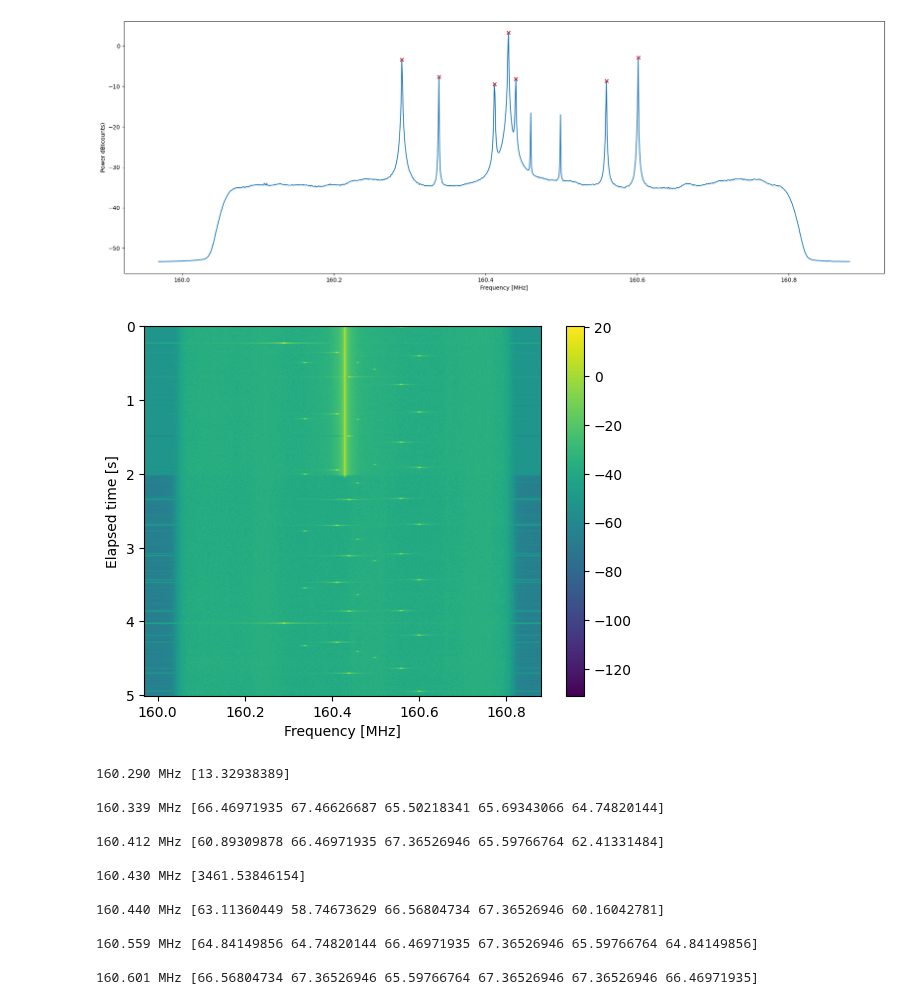
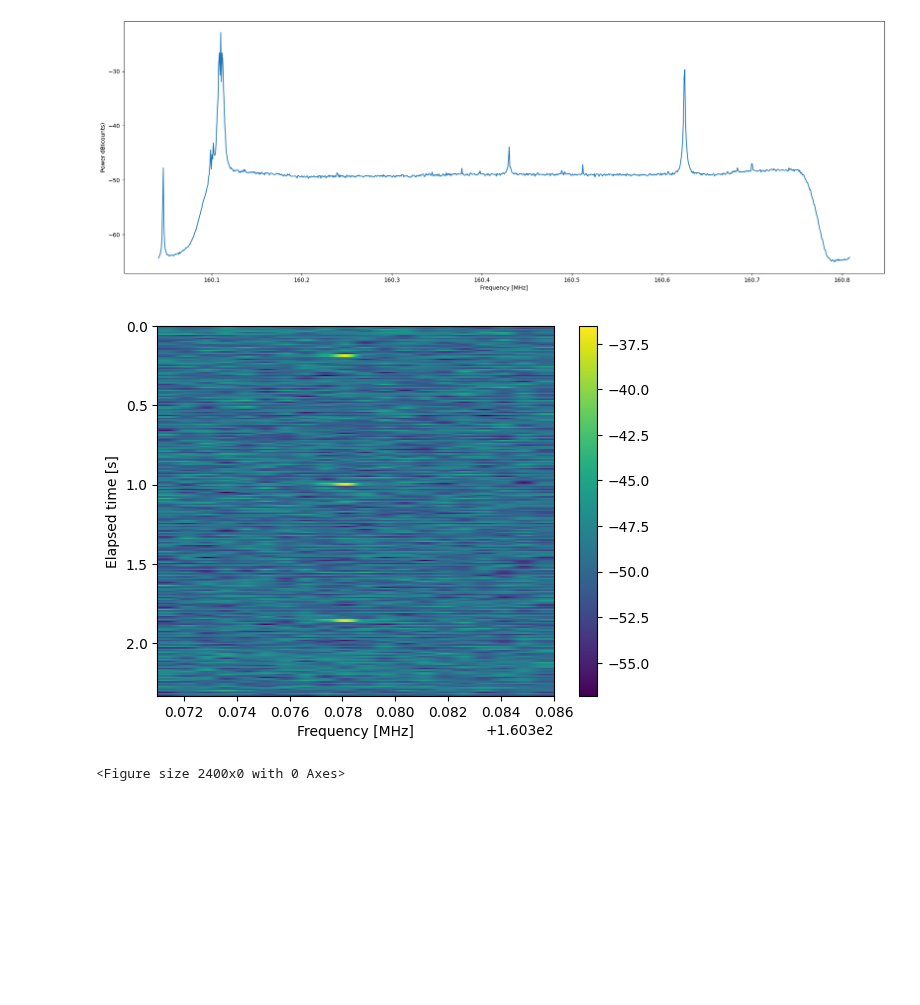
Before and after one commit to bigalnz/test_fft, a Jupyter notebook: notebooks/fft_perf.ipynb, the cells around one changed output. Drawn from its saved outputs; the diff is of its cells as text; code cells hidden in the pictures; blank space fills up the shorter version.

```diff
--- a/notebooks/fft_perf.ipynb
+++ b/notebooks/fft_perf.ipynb
@@ -11,8 +11,9 @@ def db(x):
 #d = np.fromfile(open("../data/six_channels_768000.fc32"), dtype=np.complex64)
 #d = np.fromfile(open("neighbouring_ch_912000_3.fc32"), dtype=np.complex64)
 #d = np.fromfile(open("../data/10s_160377933.fc32"), dtype=np.complex64)
-d = np.fromfile(open("../data/test_multiple_8_ch_v1.fc32"), dtype=np.complex64)
-d = d[:4566016]
+#d = np.fromfile(open("../data/test_multiple_8_ch_v1.fc32"), dtype=np.complex64)
+d = np.fromfile(open("../data/res_to_mtn_ct.fc32"), dtype=np.complex64)
+d = d[157_952_000:159_744_000]
 
 f0 = 160.425e6    # Center frequency
 Fs = 768e3        # Sampling rate
@@ -37,7 +38,7 @@ T = np.arange(len(D)) / Fs * N_fft
 # 1. Reshape to (N_timestep, N_int_per_timestep, N_fft)
 # 2. Square
 # 3. Sum over N_int_per_timestep axis
-N_time_PSD = 4459
+N_time_PSD = 250
 PSD = (np.abs(D.reshape((N_time_PSD, -1, N_fft)))**2).mean(axis=1)
 
 # Create overall spectrum
@@ -68,7 +69,7 @@ plt.show()
 
 # SPECTROGRAM
 plt.figure()
-plt.imshow(db(PSD), aspect='auto', extent=(f[0], f[-1], T[-1], T[0]))
+plt.imshow(db(PSD[:, 440:460]), aspect='auto', extent=(f[440], f[460], T[-1], T[0]))
 plt.xlabel("Frequency [MHz]")
 plt.ylabel("Elapsed time [s]")
 plt.colorbar()
@@ -96,15 +97,3 @@ elapsed :  0.41762375831604004
-[figure, old version]
+[figure, new version]
-[figure, old version]
+[figure, new version]
-160.290 MHz [13.32938389]
-
-160.339 MHz [66.46971935 67.46626687 65.50218341 65.69343066 64.74820144]
-
-160.412 MHz [60.89309878 66.46971935 67.36526946 65.59766764 62.41331484]
-
-160.430 MHz [3461.53846154]
-
-160.440 MHz [63.11360449 58.74673629 66.56804734 67.36526946 60.16042781]
-
-160.559 MHz [64.84149856 64.74820144 66.46971935 67.36526946 65.59766764 64.84149856]
-
-160.601 MHz [66.56804734 67.36526946 65.59766764 67.36526946 67.36526946 66.46971935]
+<Figure size 2400x0 with 0 Axes>
```
Also changed, not shown: parts of 1 cell of this notebook, 2 other files.
